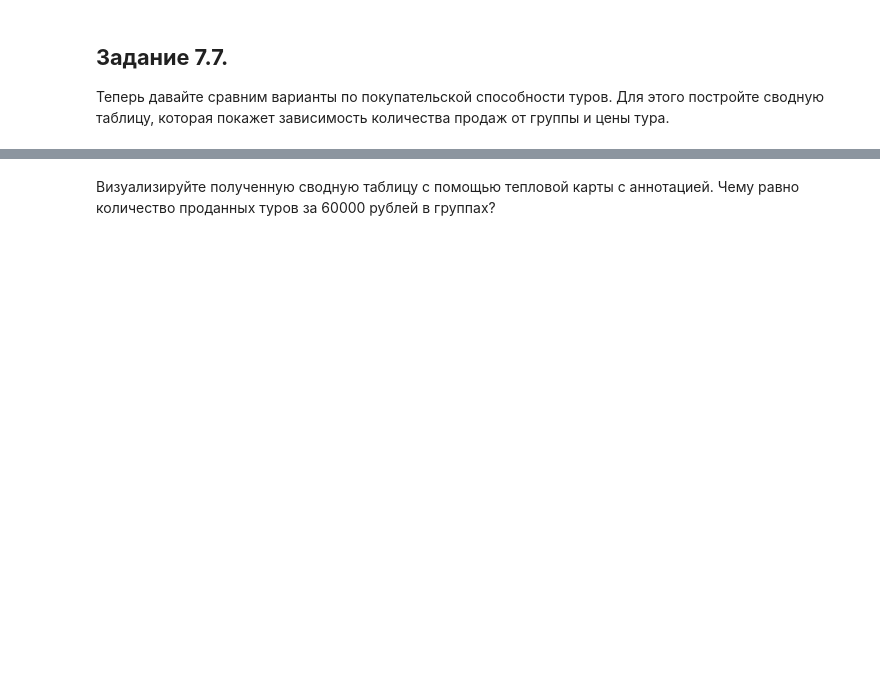
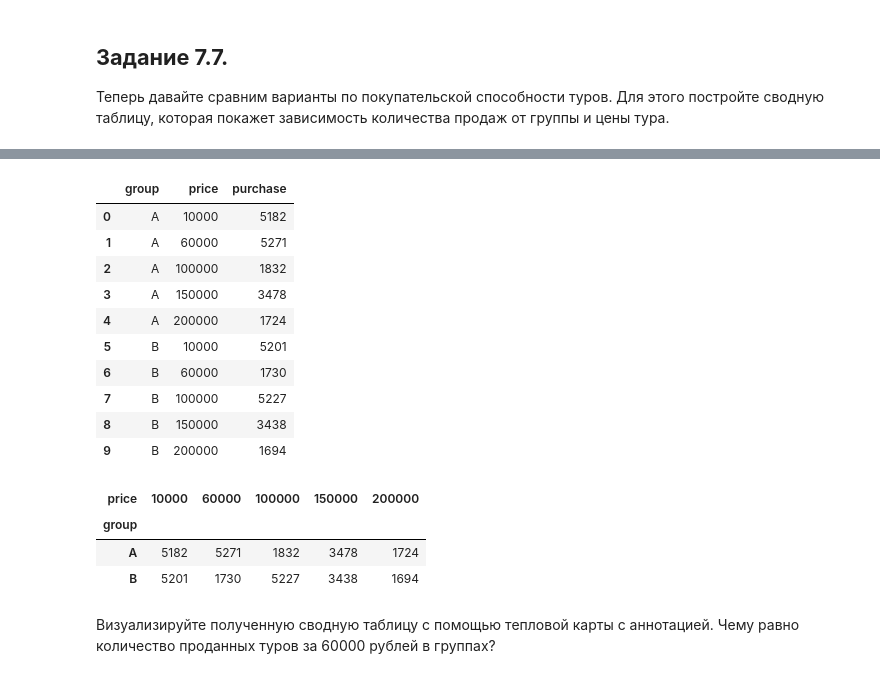
Before and after one commit to ElenaBask/Homework_SF, a Jupyter notebook: Project EDA-5/Template_EDA_5.ipynb, the cells around one changed output, grey strips where cells are left out. Saved outputs shown, nothing was run; the diff lists cells and outputs as text; code cells hidden in the pictures; blank space fills up the shorter version.

```diff
--- a/Project EDA-5/Template_EDA_5.ipynb
+++ b/Project EDA-5/Template_EDA_5.ipynb
@@ -215,5 +230,34 @@ data_agg
 # %%
-# ваш код здесь
+# Количество покупок туров без учёта пользователей, увидивших оба варианта сайта,
+# распределяем по группам и цене, исключив данные о посещениях сайта без активного действия
+group_data = updated_data[updated_data.price != 0].groupby(['group', 'price']).purchase.count().reset_index()
+group_data
+# %% [output]
+|  | group | price | purchase |
+| 0 | A | 10000 | 5182 |
+| 1 | A | 60000 | 5271 |
+| 2 | A | 100000 | 1832 |
+| 3 | A | 150000 | 3478 |
+| 4 | A | 200000 | 1724 |
+| 5 | B | 10000 | 5201 |
+| 6 | B | 60000 | 1730 |
+| 7 | B | 100000 | 5227 |
+| 8 | B | 150000 | 3438 |
+| 9 | B | 200000 | 1694 |
+# %%
+pivot_data = group_data.pivot_table(
+                values='purchase',
+                index='group',
+                columns='price',
+                aggfunc='mean',
+                fill_value=0
+)
+pivot_data
+# %% [output]
+| price | 10000 | 60000 | 100000 | 150000 | 200000 |
+| group |  |  |  |  |  |
+| A | 5182 | 5271 | 1832 | 3478 | 1724 |
+| B | 5201 | 1730 | 5227 | 3438 | 1694 |
 # %% [markdown]
 Визуализируйте полученную сводную таблицу с помощью тепловой карты с аннотацией.
 Чему равно количество проданных туров за 60000 рублей в группах?
```
Also changed, not shown: parts of 21 cells of this notebook.
